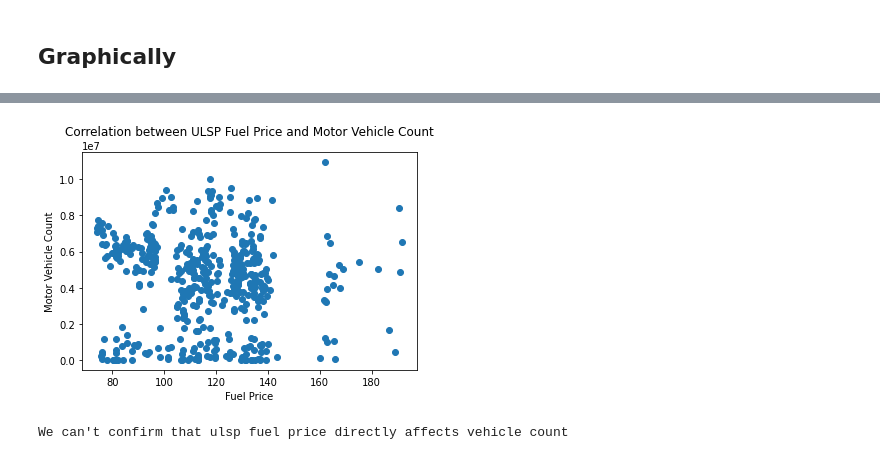
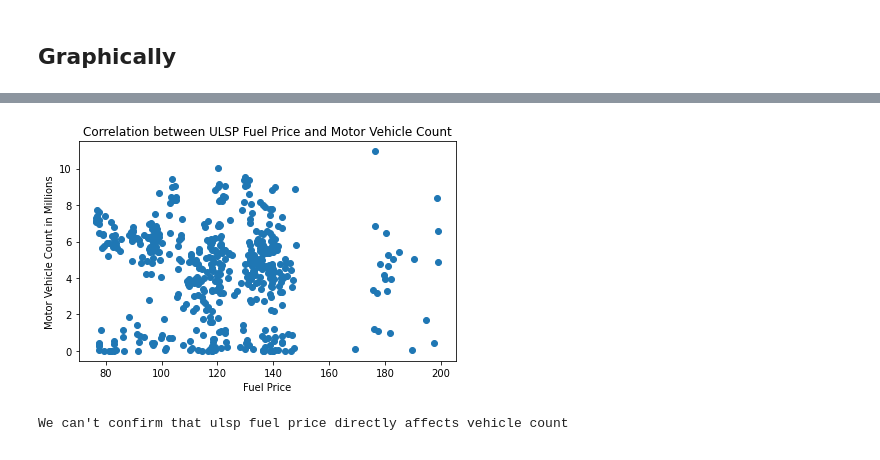
Before and after one commit to matiasgarpal/MyOwnPortfolio, a Jupyter notebook: PySpark/UK_Traffic_Data/data_engineering.ipynb, the cells around one changed output, grey strips where cells are left out. Cells and saved outputs as stored; diff of their text form; code cells hidden in the pictures.

Commit message:
Showing Y axe in millions

```diff
--- a/PySpark/UK_Traffic_Data/data_engineering.ipynb
+++ b/PySpark/UK_Traffic_Data/data_engineering.ipynb
@@ -573,12 +587,13 @@ import matplotlib.pyplot as plt
 # %%
-x_values = [df.select("ulsp_price_litre").collect()]
-y_values = [df.select("all_motor_vehicles").collect()]
+x_values = [df.select("ulsd_price_litre").collect()]
+y_values = [df.select(col("all_motor_vehicles") / 1000000).collect()]
 plt.scatter(x_values, y_values)
 plt.xlabel("Fuel Price")
-plt.ylabel("Motor Vehicle Count")
+plt.ylabel("Motor Vehicle Count in Millions")
 plt.title("Correlation between ULSP Fuel Price and Motor Vehicle Count")
+plt.ticklabel_format(style='plain', axis='y', useOffset=False)
 plt.show()
 print("We can't confirm that ulsp fuel price directly affects vehicle count")
 # %% [output]
-[figure, old version]
+[figure, new version]
 We can't confirm that ulsp fuel price directly affects vehicle count
```
Also changed, not shown: parts of 2 cells of this notebook.
